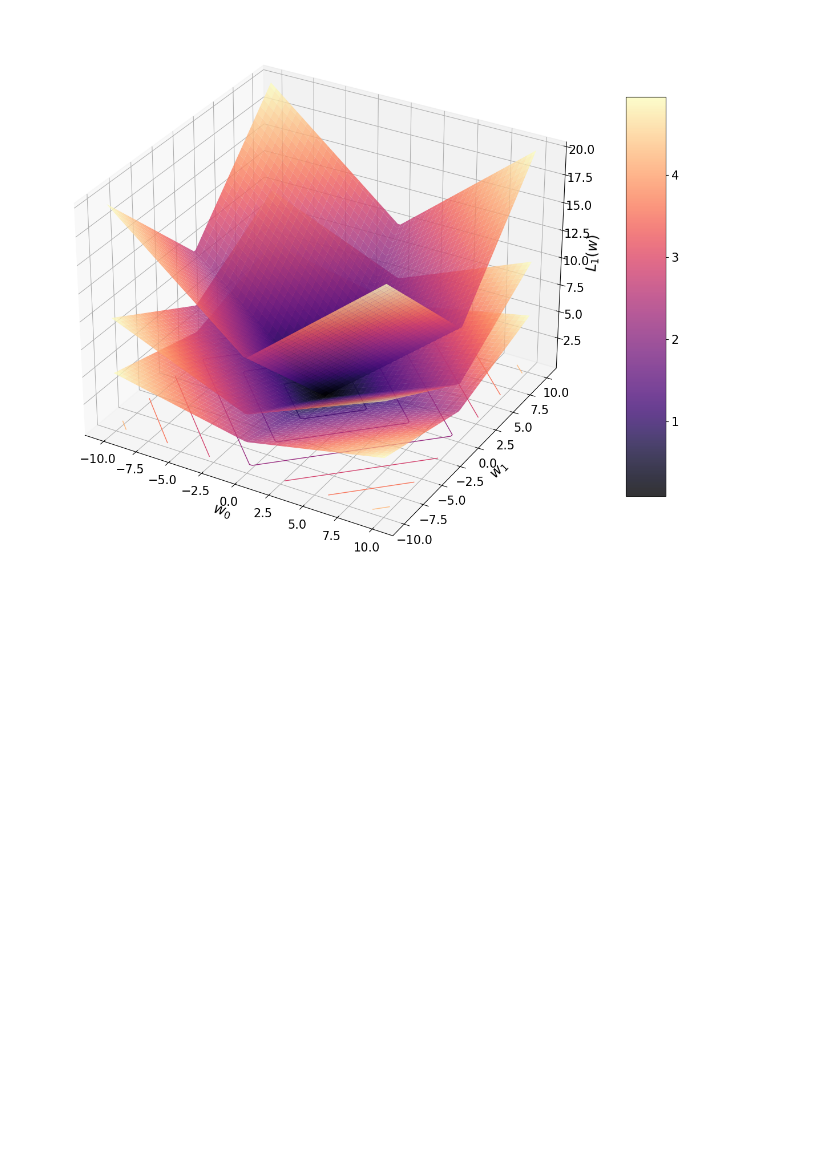
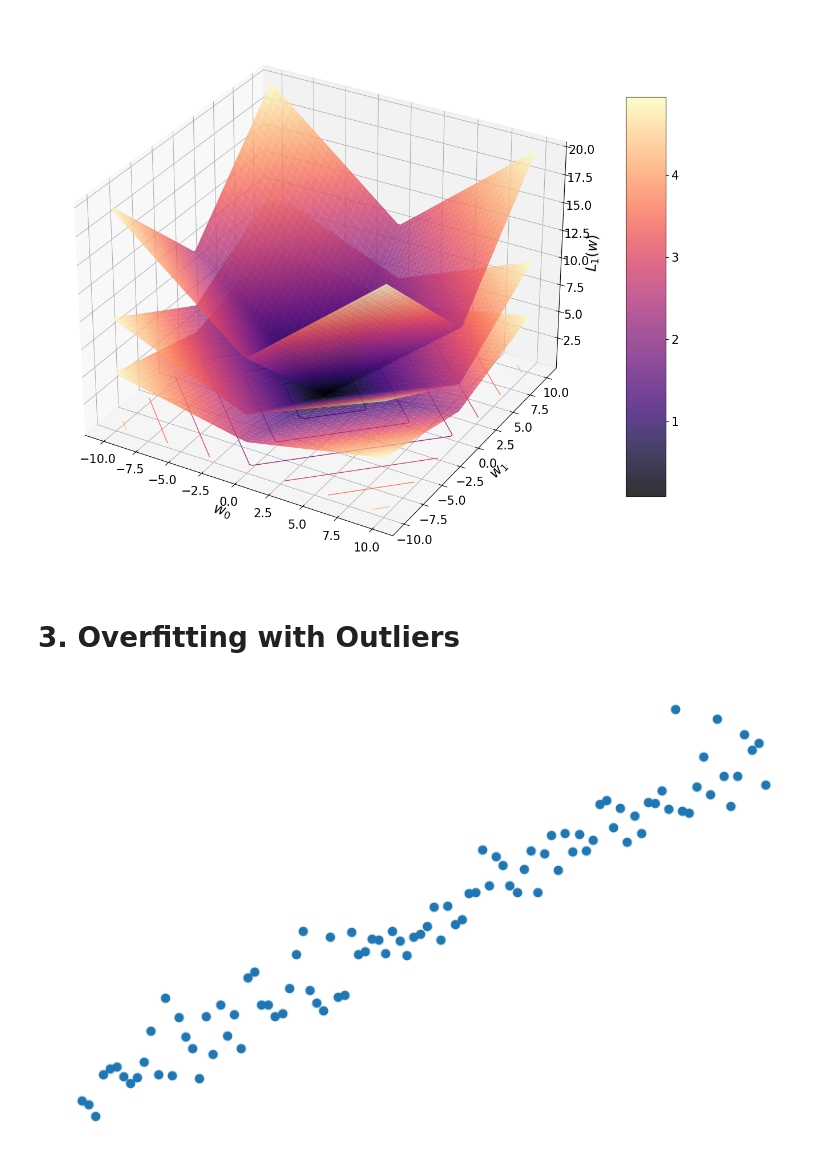
Before and after one commit to rahulbhadani/CPE490_590_Sp2025, a Jupyter notebook: Code/Chapter_07_Overfitting_And_Regularization.ipynb, the cells around one changed output. Saved outputs shown, nothing was run; the diff lists cells and outputs as text; code cells hidden in the pictures; blank space fills up the shorter version.

Commit message:
Added Overfitting and Regularization Notebook

```diff
--- a/Code/Chapter_07_Overfitting_And_Regularization.ipynb
+++ b/Code/Chapter_07_Overfitting_And_Regularization.ipynb
@@ -90,3 +90,34 @@ plt.savefig('../figures/L1_Penalty.pdf', transparent=True)
 plt.show()
 # %% [output]
 [figure]
+# %% [markdown]
+# 3. Overfitting with Outliers
+# %%
+import numpy as np
+import matplotlib.pyplot as plt
+
+# Generate x values
+x = np.linspace(0, 10, 100)
+
+# Create a line equation
+y = 3.0*x + 77.0
+
+# Add Gaussian noise
+mu = 0  # Mean of the Gaussian noise
+sigma = 2  # Standard deviation of the Gaussian noise
+noise = np.random.normal(mu, sigma, y.shape)
+y_noisy = y + noise
+
+## Make a plot
+# Plot the results
+fig, ax = plt.subplots(figsize=(10, 6))
+plt.scatter(x, y_noisy)
+plt.axis('off')
+ax.xaxis.set_visible(False)
+ax.yaxis.set_visible(False)
+ax.set_frame_on(False)
+fig.patch.set_alpha(0.0)
+plt.savefig('../figures/scatterplot.png', transparent=True)
+plt.show()
+# %% [output]
+[figure, added]
```
Also changed, not shown: parts of 22 cells of this notebook.
